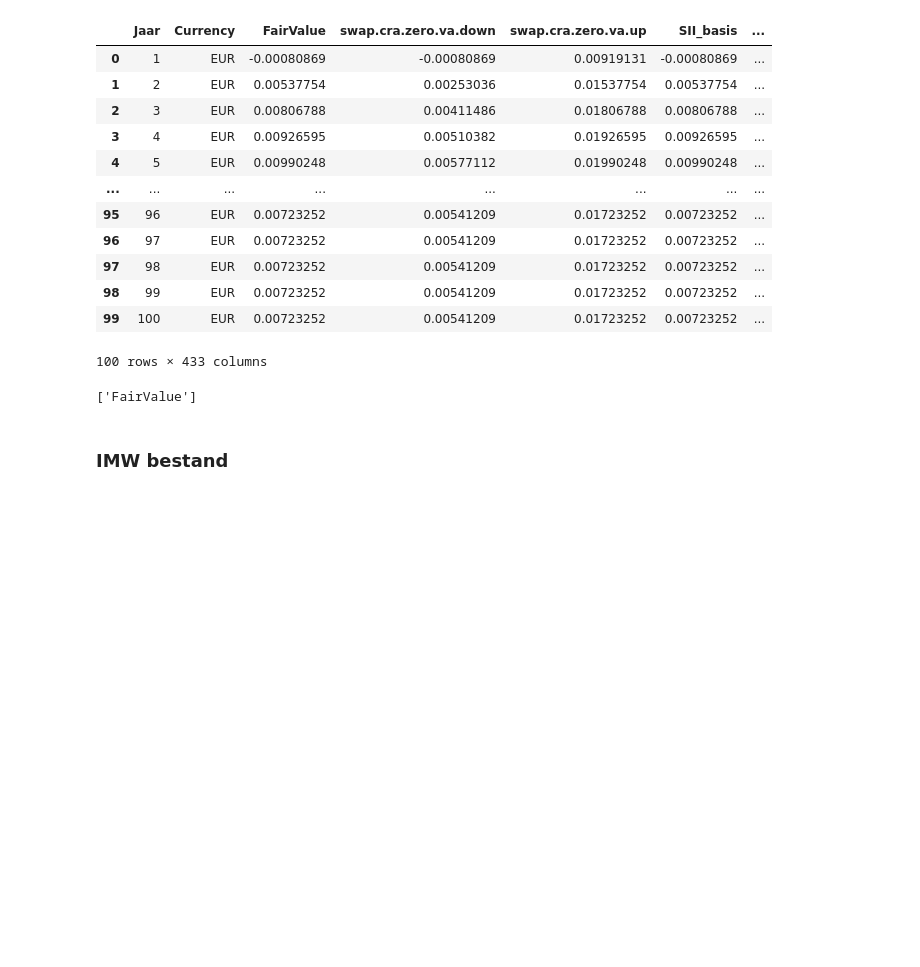
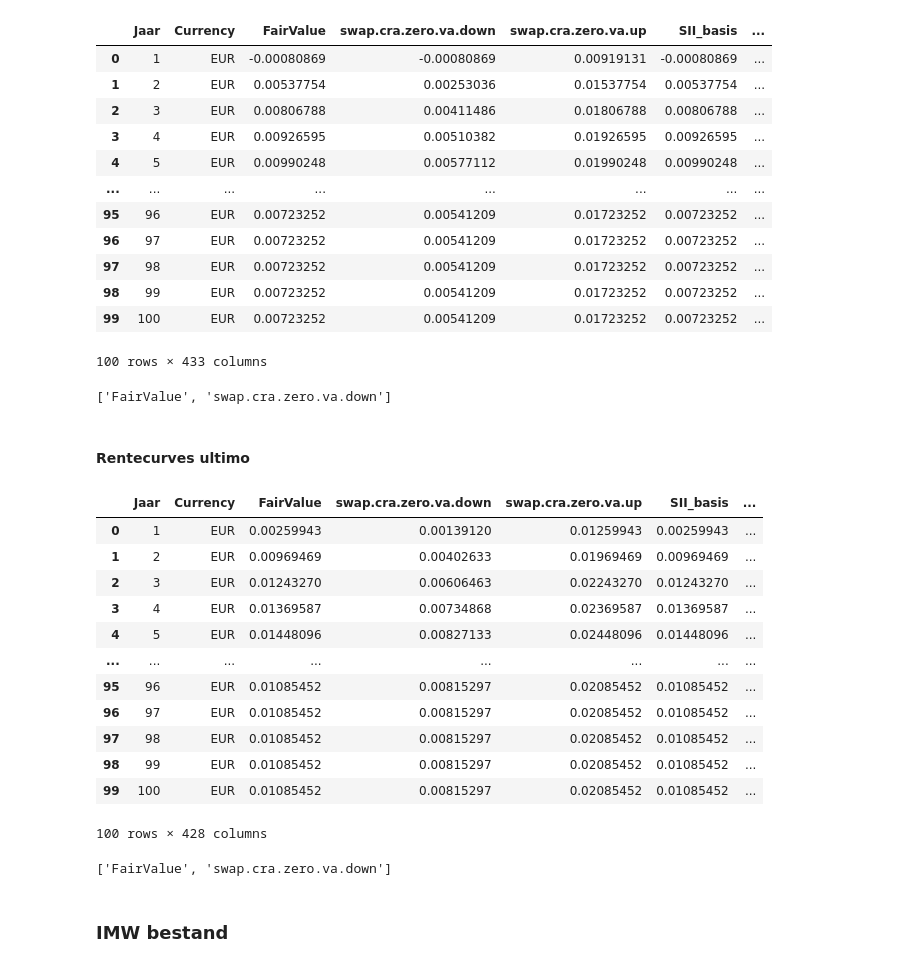
Before and after one commit to OscarDries/TRECS, a Jupyter notebook: swaption (IN PROGRESS)/Module swaption.ipynb, the cells around one changed output. Drawn from its saved outputs; the diff is of its cells as text; code cells hidden in the pictures; blank space fills up the shorter version.

```diff
--- a/swaption (IN PROGRESS)/Module swaption.ipynb
+++ b/swaption (IN PROGRESS)/Module swaption.ipynb
@@ -80,11 +83,36 @@ df_curves
 | 99 | 100 | EUR | 0.00723252 | 0.00541209 | 0.01723252 | 0.00723252 | ... |
 100 rows × 433 columns
 # %%
-# curveNames = list(df_curves.columns)[2:]
-curveNames = ['FairValue']
-curveNames
+# curveNamesPrimo = list(df_curves.columns)[2:]
+curveNamesPrimo = ['FairValue', 'swap.cra.zero.va.down']
+curveNamesPrimo
 # %% [output]
-['FairValue']
+['FairValue', 'swap.cra.zero.va.down']
+# %% [markdown]
+#### Rentecurves ultimo
+# %%
+df_curvesUltimo = pd.read_excel(r"curvebestanden/curvesAssetsM04.xlsx", decimal = '.')
+df_curvesUltimo
+# %% [output]
+|  | Jaar | Currency | FairValue | swap.cra.zero.va.down | swap.cra.zero.va.up | SII_basis | ... |
+| 0 | 1 | EUR | 0.00259943 | 0.00139120 | 0.01259943 | 0.00259943 | ... |
+| 1 | 2 | EUR | 0.00969469 | 0.00402633 | 0.01969469 | 0.00969469 | ... |
+| 2 | 3 | EUR | 0.01243270 | 0.00606463 | 0.02243270 | 0.01243270 | ... |
+| 3 | 4 | EUR | 0.01369587 | 0.00734868 | 0.02369587 | 0.01369587 | ... |
+| 4 | 5 | EUR | 0.01448096 | 0.00827133 | 0.02448096 | 0.01448096 | ... |
+| ... | ... | ... | ... | ... | ... | ... | ... |
+| 95 | 96 | EUR | 0.01085452 | 0.00815297 | 0.02085452 | 0.01085452 | ... |
+| 96 | 97 | EUR | 0.01085452 | 0.00815297 | 0.02085452 | 0.01085452 | ... |
+| 97 | 98 | EUR | 0.01085452 | 0.00815297 | 0.02085452 | 0.01085452 | ... |
+| 98 | 99 | EUR | 0.01085452 | 0.00815297 | 0.02085452 | 0.01085452 | ... |
+| 99 | 100 | EUR | 0.01085452 | 0.00815297 | 0.02085452 | 0.01085452 | ... |
+100 rows × 428 columns
+# %%
+# curveNamesUltimo = list(df_curves.columns)[2:]
+curveNamesUltimo = ['FairValue', 'swap.cra.zero.va.down']
+curveNamesUltimo
+# %% [output]
+['FairValue', 'swap.cra.zero.va.down']
 # %% [markdown]
 ### IMW bestand
 # %% [markdown]
```
Also changed, not shown: parts of 43 cells of this notebook, 5 other files.
